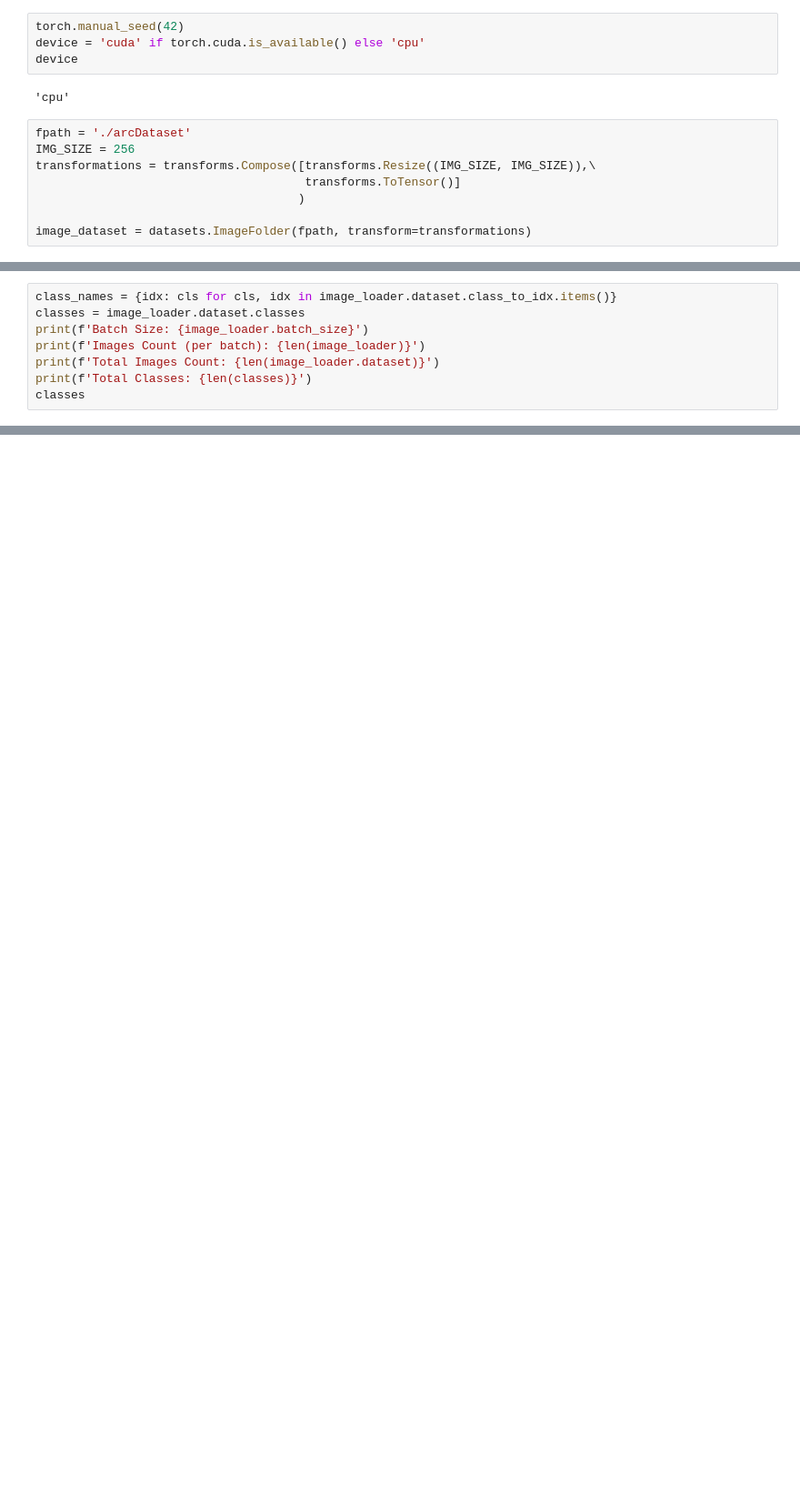
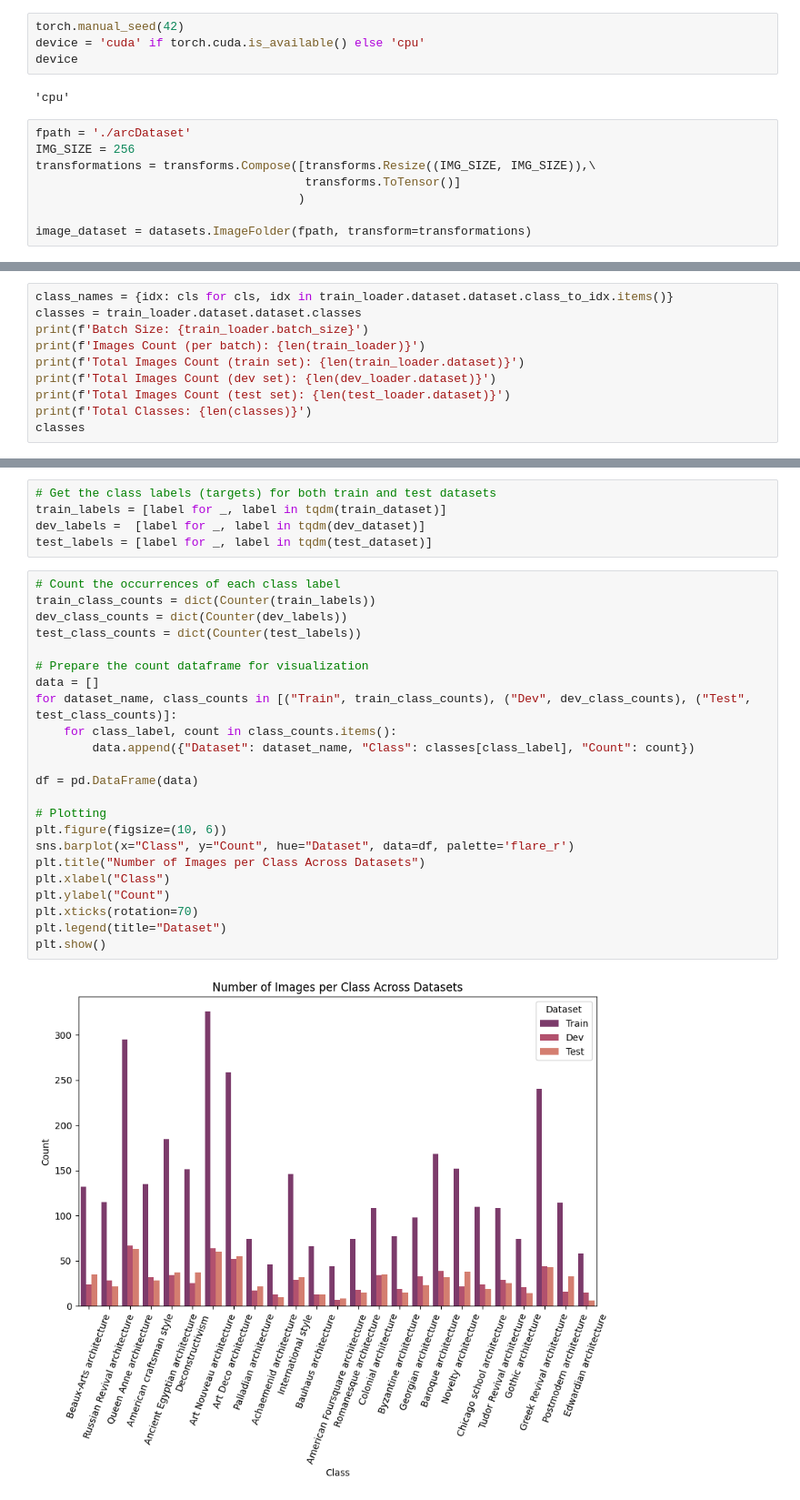
Before and after one commit to chinmayajoshi/Computer-Vision-Fun, a Jupyter notebook: pytorch/projects/architecture/CNN_classification.ipynb, the cells around one changed output, grey strips where cells are left out. Shown at 91% size. Saved outputs shown, nothing was run; the diff lists cells and outputs as text; blank space fills up the shorter version.

Commit message:
data split visualize

```diff
--- a/pytorch/projects/architecture/CNN_classification.ipynb
+++ b/pytorch/projects/architecture/CNN_classification.ipynb
@@ -55,10 +67,12 @@ valid_loader = DataLoader(valid_dataset, batch_size=BATCH_SIZE, shuffle=True, nu
 test_loader = DataLoader(test_dataset, batch_size=BATCH_SIZE, shuffle=False, num_workers=NUM_WORKER)
 # %%
-class_names = {idx: cls for cls, idx in image_loader.dataset.class_to_idx.items()}
-classes = image_loader.dataset.classes
-print(f'Batch Size: {image_loader.batch_size}')
-print(f'Images Count (per batch): {len(image_loader)}')
-print(f'Total Images Count: {len(image_loader.dataset)}')
+class_names = {idx: cls for cls, idx in train_loader.dataset.dataset.class_to_idx.items()}
+classes = train_loader.dataset.dataset.classes
+print(f'Batch Size: {train_loader.batch_size}')
+print(f'Images Count (per batch): {len(train_loader)}')
+print(f'Total Images Count (train set): {len(train_loader.dataset)}')
+print(f'Total Images Count (dev set): {len(dev_loader.dataset)}')
+print(f'Total Images Count (test set): {len(test_loader.dataset)}')
 print(f'Total Classes: {len(classes)}')
 classes
 # %% [output]
@@ -126,0 +117,30 @@ KeyError: 'Colonial architecture'
+# %%
+# Get the class labels (targets) for both train and test datasets
+train_labels = [label for _, label in tqdm(train_dataset)]
+dev_labels =  [label for _, label in tqdm(dev_dataset)]
+test_labels = [label for _, label in tqdm(test_dataset)]
+# %%
+# Count the occurrences of each class label
+train_class_counts = dict(Counter(train_labels))
+dev_class_counts = dict(Counter(dev_labels))
+test_class_counts = dict(Counter(test_labels))
+
+# Prepare the count dataframe for visualization
+data = []
+for dataset_name, class_counts in [("Train", train_class_counts), ("Dev", dev_class_counts), ("Test", test_class_counts)]:
+    for class_label, count in class_counts.items():
+        data.append({"Dataset": dataset_name, "Class": classes[class_label], "Count": count})
+
+df = pd.DataFrame(data)
+
+# Plotting
+plt.figure(figsize=(10, 6))
+sns.barplot(x="Class", y="Count", hue="Dataset", data=df, palette='flare_r')
+plt.title("Number of Images per Class Across Datasets")
+plt.xlabel("Class")
+plt.ylabel("Count")
+plt.xticks(rotation=70)
+plt.legend(title="Dataset")
+plt.show()
+# %% [output]
+[figure, added]
```
Also changed, not shown: parts of 11 cells of this notebook.
